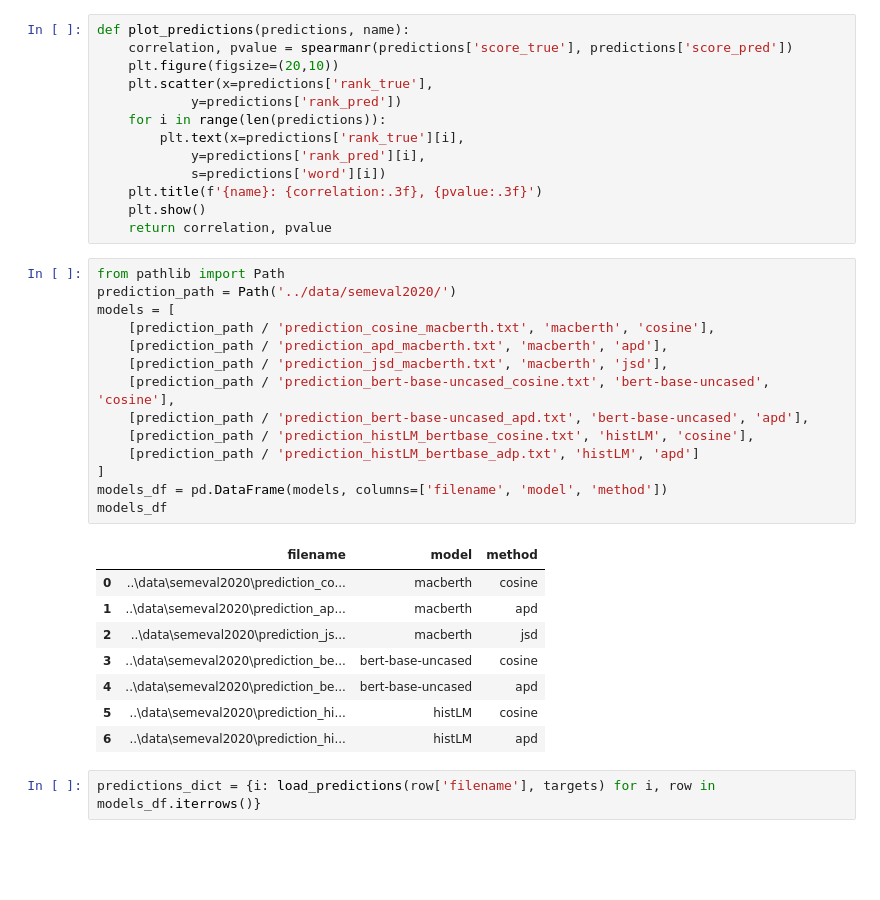
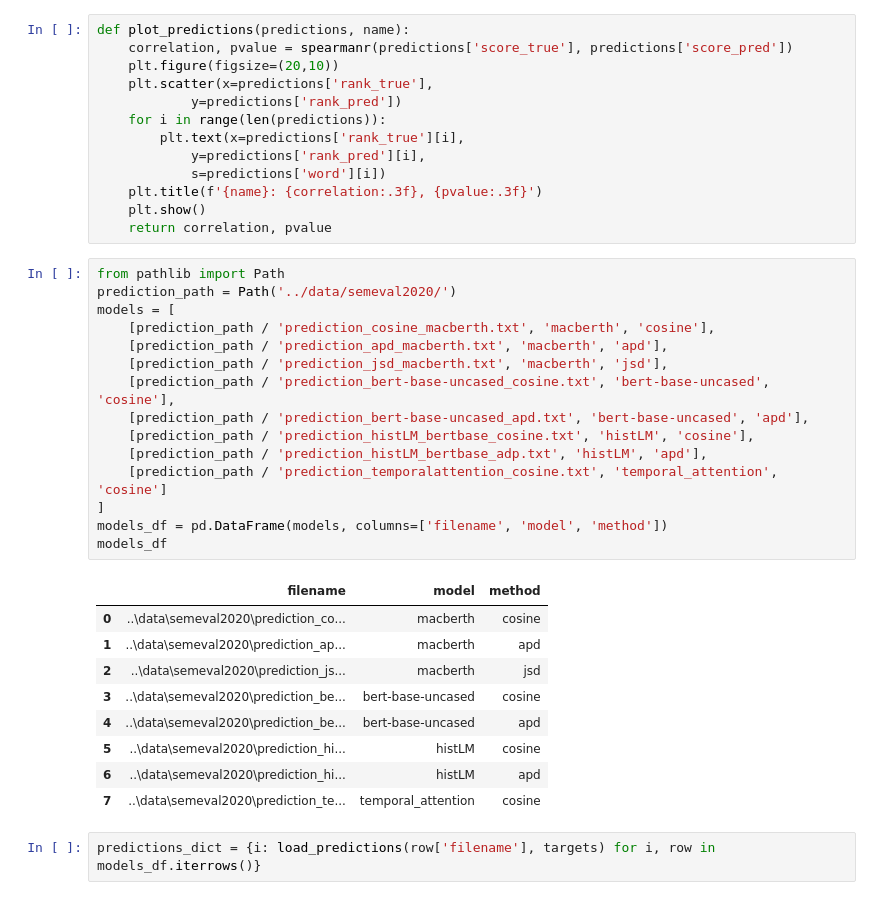
Before and after one commit to Semantics-of-Sustainability/DiachronicLanguageModels, a Jupyter notebook: notebooks/SemEval2020.ipynb, the cells around one changed output. Saved outputs shown, nothing was run; the diff lists cells and outputs as text; blank space fills up the shorter version.

Commit message:
Added temporal attention

```diff
--- a/notebooks/SemEval2020.ipynb
+++ b/notebooks/SemEval2020.ipynb
@@ -123,26 +123,28 @@ def plot_predictions(predictions, name):
 # %%
 from pathlib import Path
 prediction_path = Path('../data/semeval2020/')
 models = [
     [prediction_path / 'prediction_cosine_macberth.txt', 'macberth', 'cosine'],
     [prediction_path / 'prediction_apd_macberth.txt', 'macberth', 'apd'],
     [prediction_path / 'prediction_jsd_macberth.txt', 'macberth', 'jsd'],
     [prediction_path / 'prediction_bert-base-uncased_cosine.txt', 'bert-base-uncased', 'cosine'],
     [prediction_path / 'prediction_bert-base-uncased_apd.txt', 'bert-base-uncased', 'apd'],
     [prediction_path / 'prediction_histLM_bertbase_cosine.txt', 'histLM', 'cosine'],
-    [prediction_path / 'prediction_histLM_bertbase_adp.txt', 'histLM', 'apd']
+    [prediction_path / 'prediction_histLM_bertbase_adp.txt', 'histLM', 'apd'],
+    [prediction_path / 'prediction_temporalattention_cosine.txt', 'temporal_attention', 'cosine']
 ]
 models_df = pd.DataFrame(models, columns=['filename', 'model', 'method'])
 models_df
 # %% [output]
 |  | filename | model | method |
 | 0 | ..\data\semeval2020\prediction_co... | macberth | cosine |
 | 1 | ..\data\semeval2020\prediction_ap... | macberth | apd |
 | 2 | ..\data\semeval2020\prediction_js... | macberth | jsd |
 | 3 | ..\data\semeval2020\prediction_be... | bert-base-uncased | cosine |
 | 4 | ..\data\semeval2020\prediction_be... | bert-base-uncased | apd |
 | 5 | ..\data\semeval2020\prediction_hi... | histLM | cosine |
 | 6 | ..\data\semeval2020\prediction_hi... | histLM | apd |
+| 7 | ..\data\semeval2020\prediction_te... | temporal_attention | cosine |
 # %%
 predictions_dict = {i: load_predictions(row['filename'], targets) for i, row in models_df.iterrows()}
 # %%
```
Also changed, not shown: parts of 3 cells of this notebook, 1 other file.
